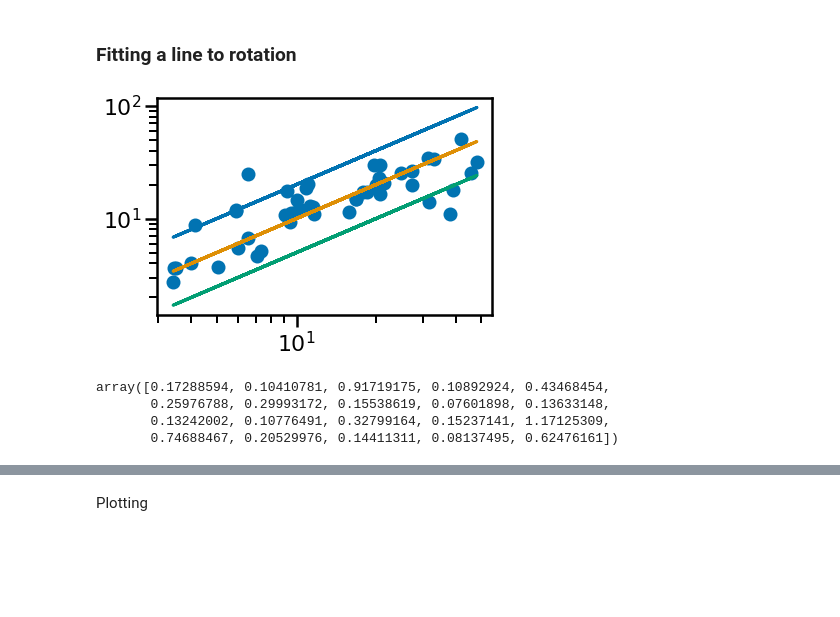
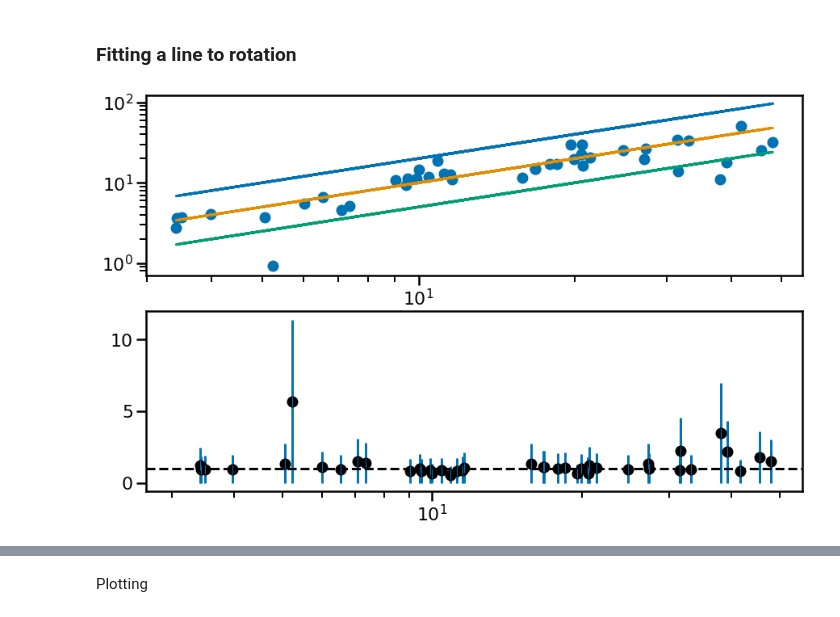
Before and after one commit to ojhall94/malatium, a Jupyter notebook: paper/surface_comparison.ipynb, the cells around one changed output, grey strips where cells are left out. Saved outputs shown, nothing was run; the diff lists cells and outputs as text; code cells hidden in the pictures; blank space fills up the shorter version.

```diff
--- a/paper/surface_comparison.ipynb
+++ b/paper/surface_comparison.ipynb
@@ -290,22 +154,21 @@ def e(a, siga, b, sigb):
 
 z = x/y
 zerr = e(x, xerr, y, yerr)
-# %%
-plt.scatter(x, y)
-plt.plot(x, 2*x)
-plt.plot(x,x)
-plt.plot(x, 0.5*x)
-plt.yscale('log')
-plt.xscale('log')
-# %% [output]
-[figure, removed]
-# %%
-zerr[:20]
-# %% [output]
-array([0.17288594, 0.10410781, 0.91719175, 0.10892924, 0.43468454,
-       0.25976788, 0.29993172, 0.15538619, 0.07601898, 0.13633148,
-       0.13242002, 0.10776491, 0.32799164, 0.15237141, 1.17125309,
-       0.74688467, 0.20529976, 0.14411311, 0.08137495, 0.62476161])
+# %%
+fig, ax = plt.subplots(2, 1, figsize=mnras_size(525*2))
+ax[0].scatter(x, y)
+ax[0].plot(x, 2*x)
+ax[0].plot(x,x)
+ax[0].plot(x, 0.5*x)
+ax[0].set_yscale('log')
+ax[0].set_xscale('log')
+
+ax[1].errorbar(x, z, yerr=z, fmt='|')
+ax[1].scatter(x, z, c='k', zorder=2)
+ax[1].axhline(1, c='k', ls='--')
+ax[1].set_xscale('log')
+# %% [output]
+[figure, added]
 # %%
 import pymc3 as pm
 with pm.Model() as model:
```
Also changed, not shown: parts of 28 cells of this notebook, 1 other file.
